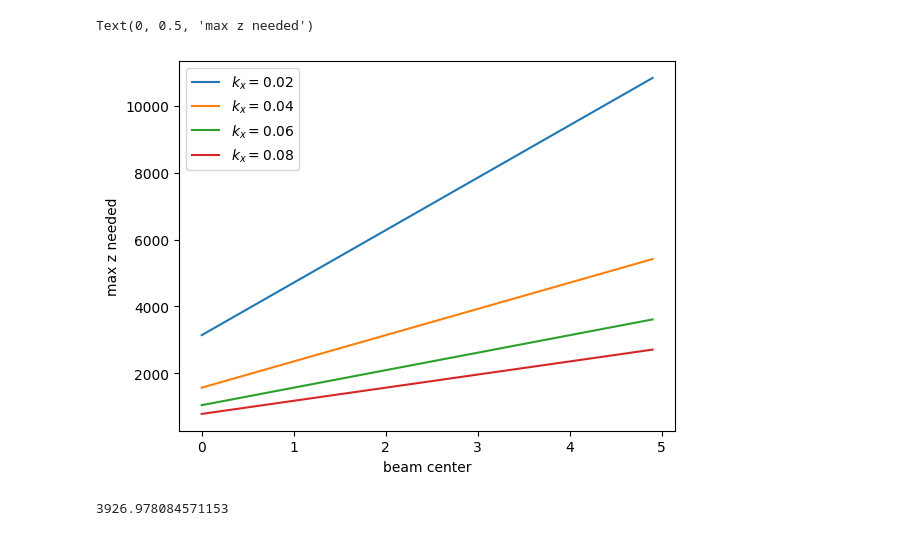
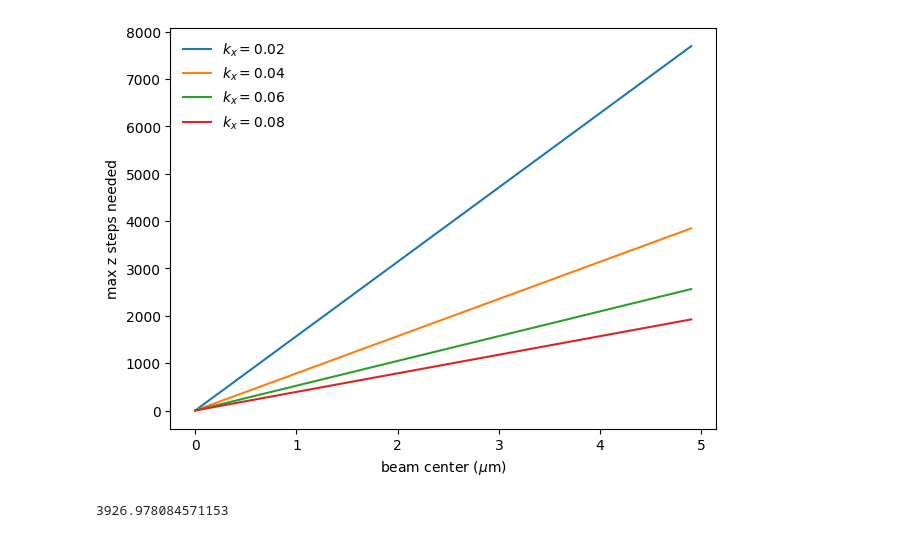
Before and after one commit to TurnerEntenmann/Research, a Jupyter notebook: RK_fast.ipynb, the cells around one changed output. Drawn from its saved outputs; the diff is of its cells as text; code cells hidden in the pictures.

Commit message:
try to get one angle

```diff
--- a/RK_fast.ipynb
+++ b/RK_fast.ipynb
@@ -108,19 +108,21 @@ n_ss = uniform_filter1d(n_smooth, ss_val)
 # %%
 bcs = np.arange(0, 5, 0.1)
 idx = 1
 for angle in angles:
     crossings = []
     if angle != 0:
         for bc in bcs:
-            crossings.append((bc+2)/np.tan(angle))
+            crossings.append((bc)/np.tan(angle))
         plt.plot(bcs, crossings, label="$k_x=$"+str(kxs[idx]))
         idx+=1
-plt.legend()
-plt.xlabel("beam center")
-plt.ylabel("max z needed")
+plt.legend(frameon=False)
+plt.xlabel("beam center ($\mu$m)")
+plt.ylabel("max z steps needed")
+
+plt.tight_layout()
+plt.savefig("plots/beam_intercept.pdf")
 # %% [output]
-Text(0, 0.5, 'max z needed')
-[figure, old version]
+[figure, new version]
 # %%
 barrier = 120
 barrier1 = 180
```
Also changed, not shown: parts of 1 cell of this notebook, 2 other files.
